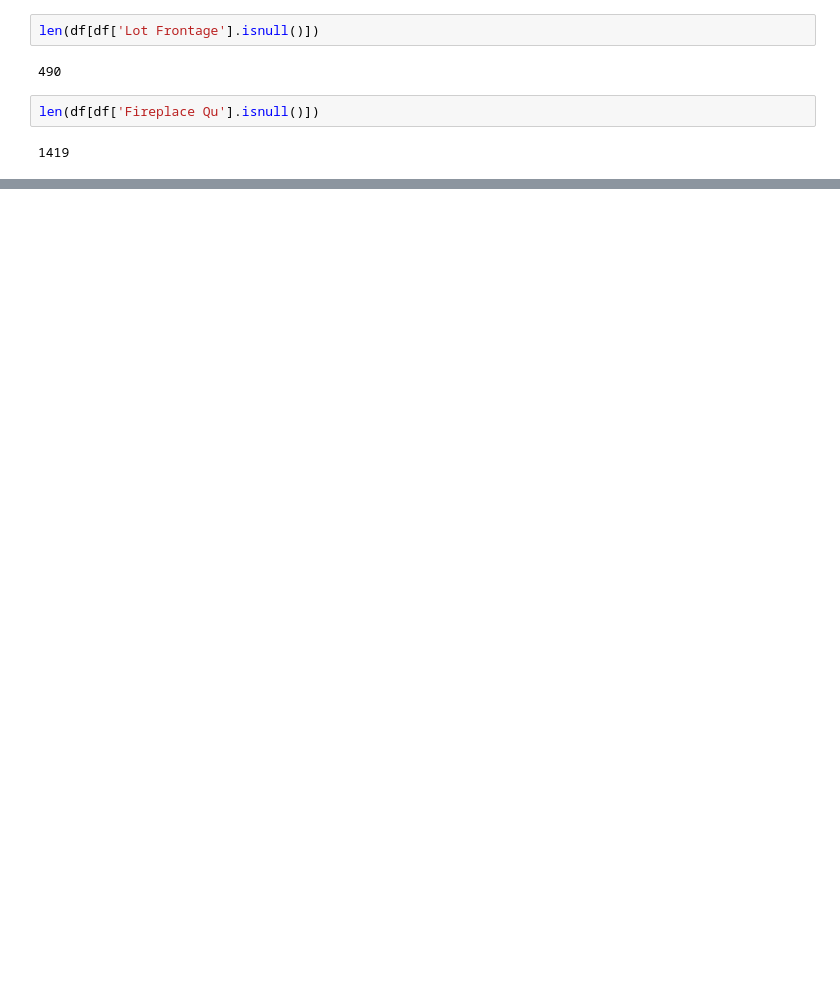
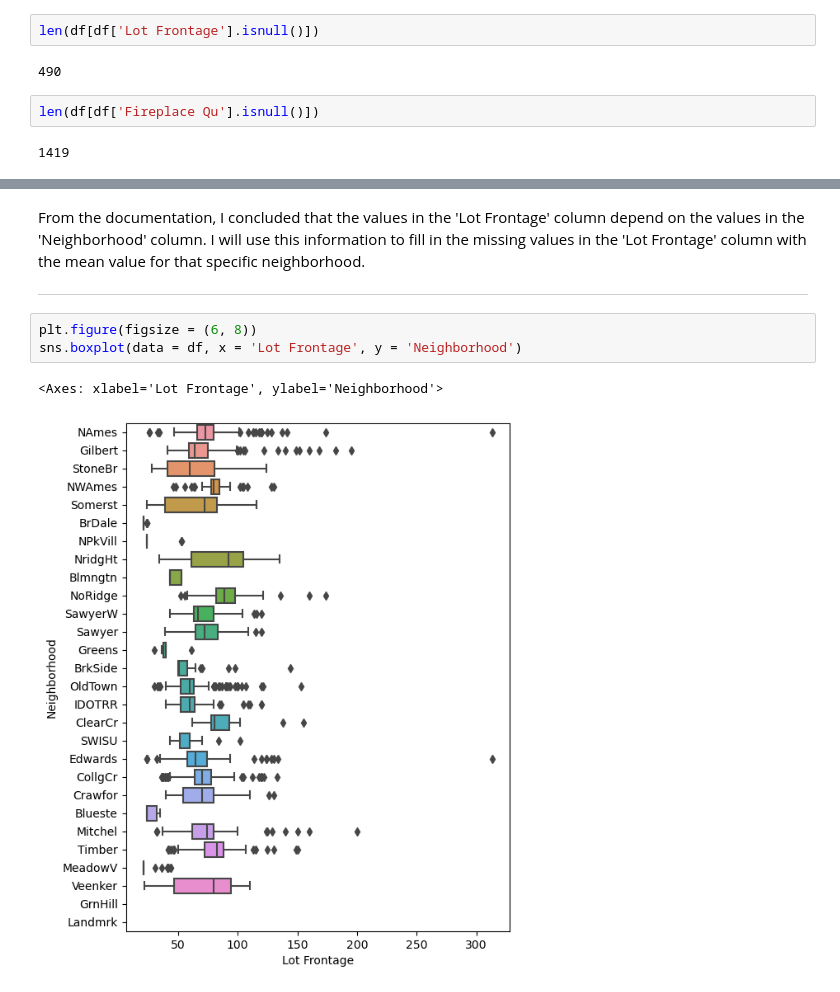
Before and after one commit to JovanTTT/House_Price_Prediction_-_Classification, a Jupyter notebook: House_Project.ipynb, the cells around one changed output, grey strips where cells are left out. Cells and saved outputs as stored; diff of their text form; blank space fills up the shorter version.

```diff
--- a/House_Project.ipynb
+++ b/House_Project.ipynb
@@ -466,0 +513,10 @@ len(df[df['Fireplace Qu'].isnull()])
+# %% [markdown]
+From the documentation, I concluded that the values in the 'Lot Frontage' column depend on the values in the 'Neighborhood' column. I will use this information to fill in the missing values in the 'Lot Frontage' column with the mean value for that specific neighborhood.
+
+---
+# %%
+plt.figure(figsize = (6, 8))
+sns.boxplot(data = df, x = 'Lot Frontage', y = 'Neighborhood')
+# %% [output]
+<Axes: xlabel='Lot Frontage', ylabel='Neighborhood'>
+[figure, added]
```
Also changed, not shown: parts of 18 cells of this notebook.
